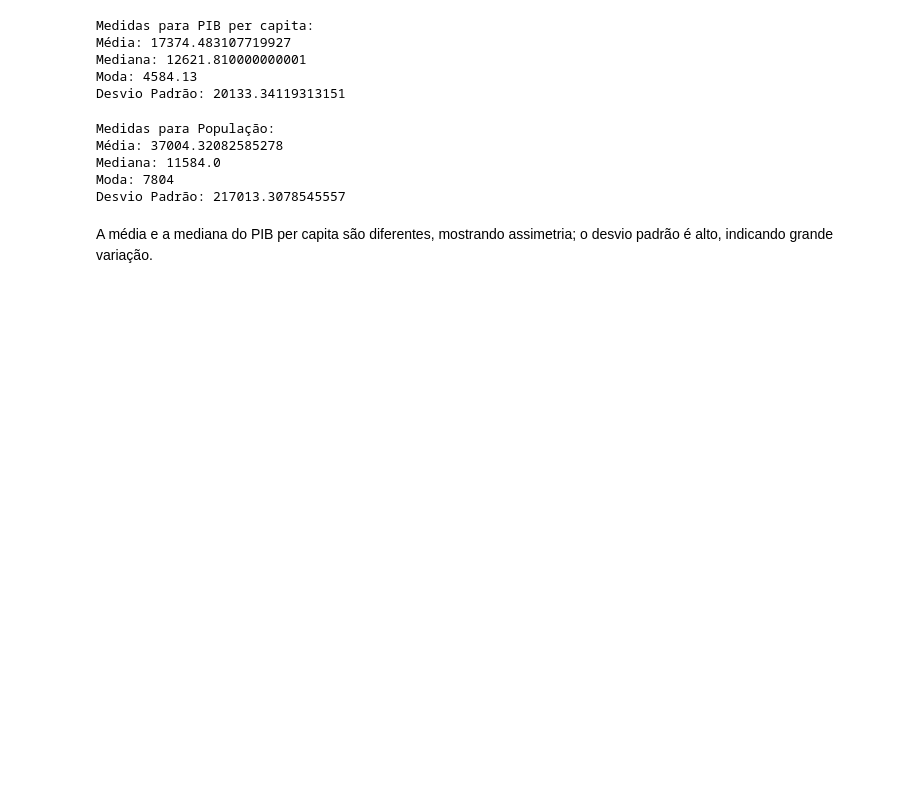
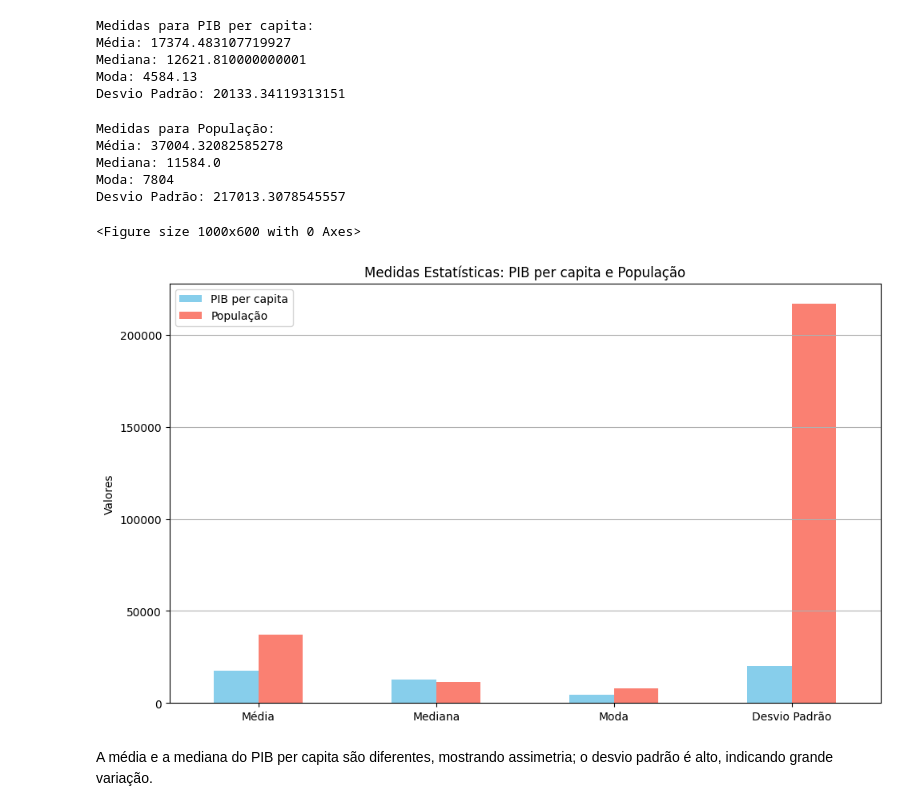
Before and after one commit to Hugsy013/Projeto-Solange, a Jupyter notebook: AVA2_Turma_4_nome_e_sobrenome_do_integrante_do_grupo.ipynb, the cells around one changed output. Saved outputs shown, nothing was run; the diff lists cells and outputs as text; code cells hidden in the pictures; blank space fills up the shorter version.

```diff
--- a/AVA2_Turma_4_nome_e_sobrenome_do_integrante_do_grupo.ipynb
+++ b/AVA2_Turma_4_nome_e_sobrenome_do_integrante_do_grupo.ipynb
@@ -194,6 +226,43 @@ Média: 37004.32082585278
 Mediana: 11584.0
 Moda: 7804
 Desvio Padrão: 217013.3078545557
+# %%
+import matplotlib.pyplot as plt
+import pandas as pd
+
+# Dados das medidas
+medidas_pib_pc = {
+    'Média': 17374.48,
+    'Mediana': 12621.81,
+    'Moda': 4584.13,
+    'Desvio Padrão': 20133.34
+}
+
+medidas_populacao = {
+    'Média': 37004.32,
+    'Mediana': 11584.0,
+    'Moda': 7804,
+    'Desvio Padrão': 217013.31
+}
+
+# Criando DataFrame para facilitar o plot
+df_medidas = pd.DataFrame({
+    'PIB per capita': medidas_pib_pc,
+    'População': medidas_populacao
+})
+
+# Plot
+plt.figure(figsize=(10, 6))
+df_medidas.plot(kind='bar', figsize=(10, 6), color=['skyblue', 'salmon'])
+plt.title('Medidas Estatísticas: PIB per capita e População')
+plt.ylabel('Valores')
+plt.xticks(rotation=0)
+plt.grid(axis='y')
+plt.tight_layout()
+plt.show()
+# %% [output]
+<Figure size 1000x600 with 0 Axes>
+[figure, added]
 # %% [markdown]
 A média e a mediana do PIB per capita são diferentes, mostrando assimetria; o desvio padrão é alto, indicando grande variação.
 # %% [markdown]
```
Also changed, not shown: parts of 8 cells of this notebook, 1 other file.
